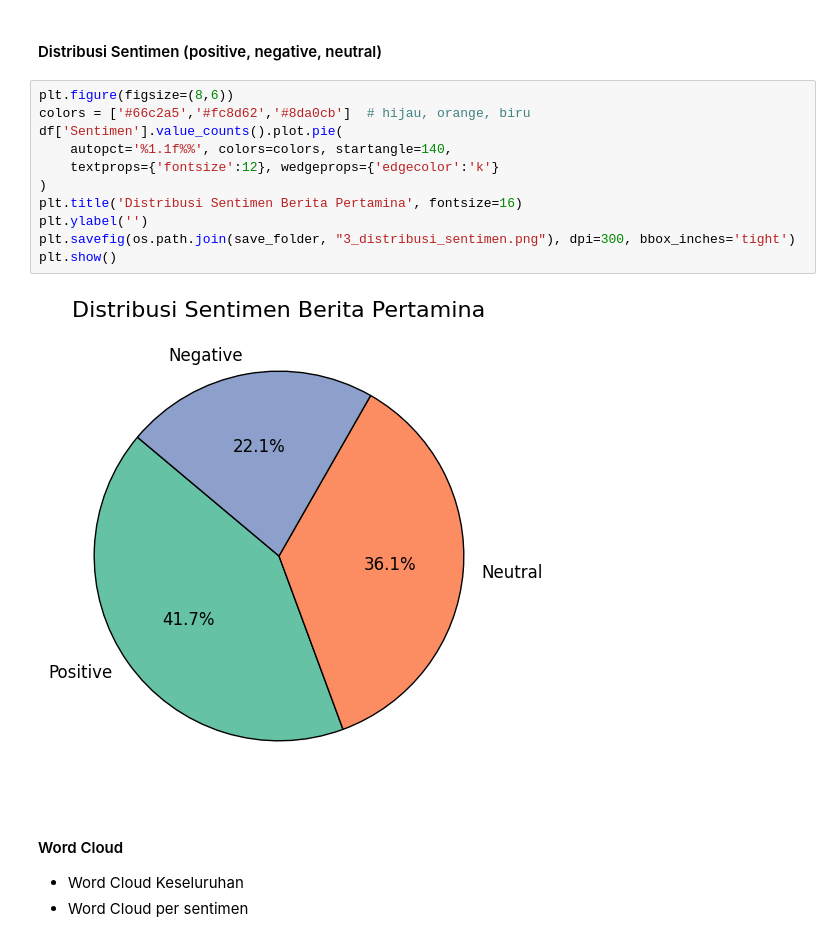
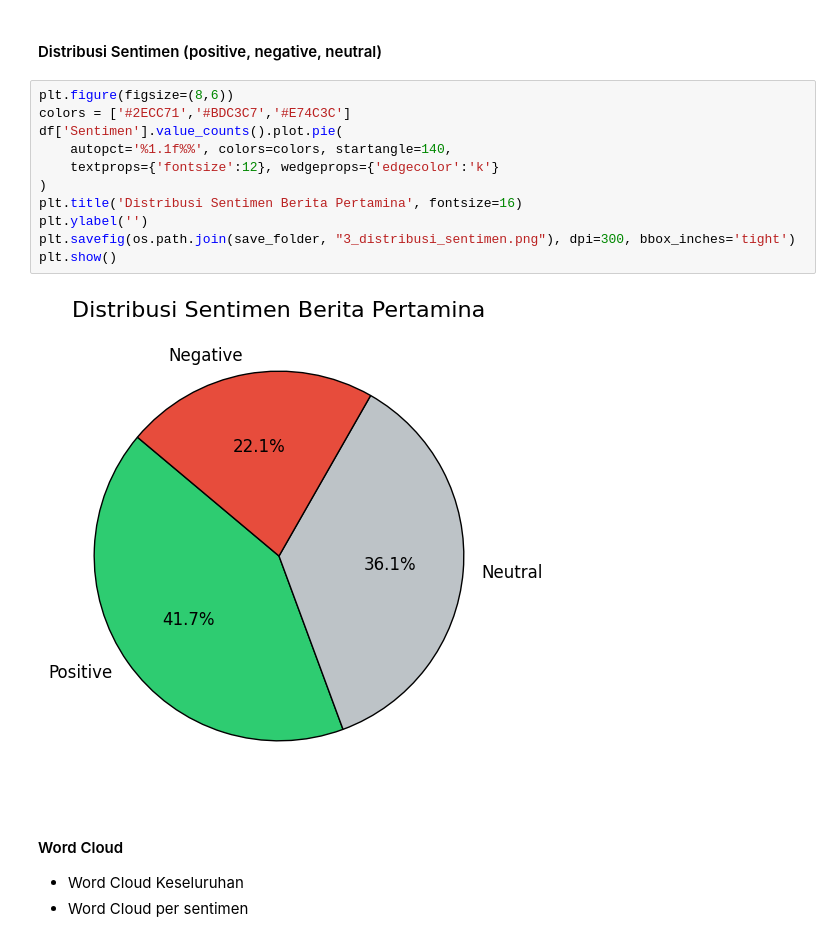
Before and after one commit to yeshaa23/Project-A-Kelompok-4-Pertamina-PBAGenap, a Jupyter notebook: Notebook/3_EDA.ipynb, the cells around one changed output. Cells and saved outputs as stored; diff of their text form.

```diff
--- a/Notebook/3_EDA.ipynb
+++ b/Notebook/3_EDA.ipynb
@@ -160,17 +160,17 @@ plt.savefig(os.path.join(save_folder, "2_perbandingan_kata_stopwords.png"), dpi=
 #### Distribusi Sentimen (positive, negative, neutral)
 # %%
 plt.figure(figsize=(8,6))
-colors = ['#66c2a5','#fc8d62','#8da0cb']  # hijau, orange, biru
+colors = ['#2ECC71','#BDC3C7','#E74C3C']
 df['Sentimen'].value_counts().plot.pie(
     autopct='%1.1f%%', colors=colors, startangle=140,
     textprops={'fontsize':12}, wedgeprops={'edgecolor':'k'}
 )
 plt.title('Distribusi Sentimen Berita Pertamina', fontsize=16)
 plt.ylabel('')
 plt.savefig(os.path.join(save_folder, "3_distribusi_sentimen.png"), dpi=300, bbox_inches='tight')
 plt.show()
 # %% [output]
-[figure, old version]
+[figure, new version]
 # %% [markdown]
 #### Word Cloud
 * Word Cloud Keseluruhan
```
Also changed, not shown: parts of 6 cells of this notebook.
